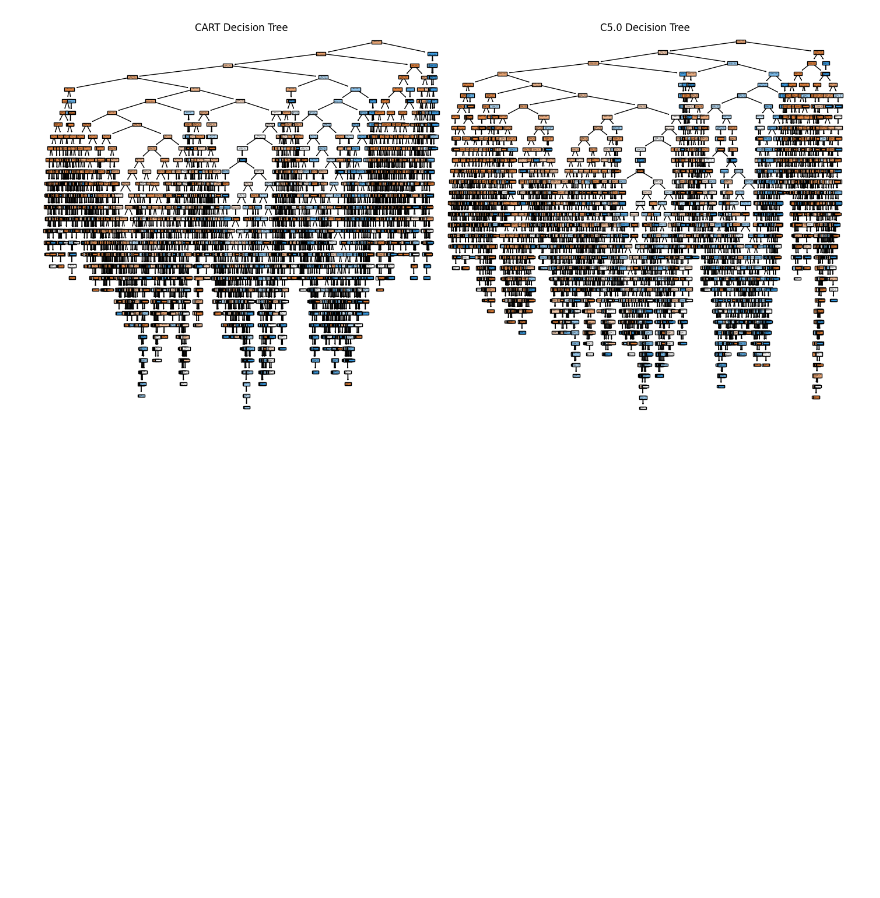
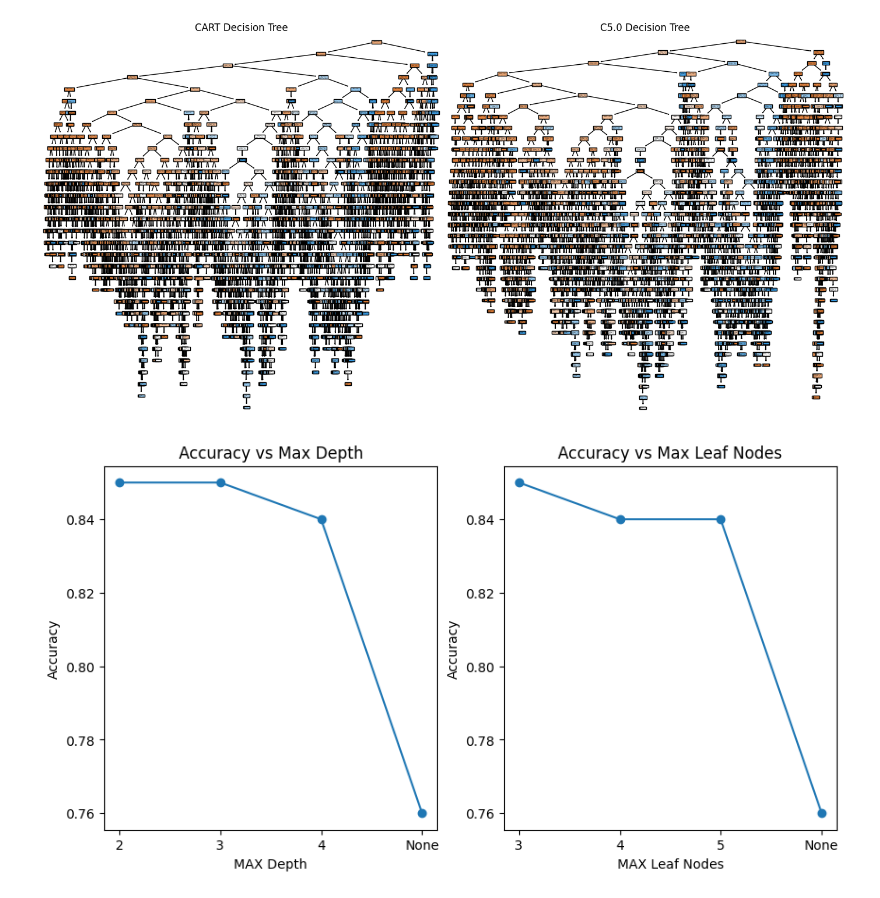
Before and after one commit to acarty9999/IDS-HW1, a Jupyter notebook: project6.ipynb, the cells around one changed output. Saved outputs shown, nothing was run; the diff lists cells and outputs as text; code cells hidden in the pictures; blank space fills up the shorter version.

```diff
--- a/project6.ipynb
+++ b/project6.ipynb
@@ -190,3 +192,53 @@ def compareModels(cart_model, c5_model, X):
 compareModels(cart_classifier, c5_classifier, adultDF)
 # %% [output]
 [figure]
+# %%
+import matplotlib.pyplot as plt
+from sklearn.datasets import make_classification
+from sklearn.model_selection import train_test_split
+from sklearn.tree import DecisionTreeClassifier
+
+# Generate random dataset
+X, y = make_classification(n_samples=1000, n_features=10, random_state=9)
+
+# Split into training/testing sets
+X_train, X_test, y_train, y_test = train_test_split(X, y, test_size=0.2, random_state=9)
+
+# list to store values
+accuracies_depth = []
+accuracies_leaf_nodes = []
+
+#max_depth
+for depth in [2, 3, 4, None]:
+# Created DecisionTree Classifier w/ depth
+    treeCLF = DecisionTreeClassifier(max_depth=depth, random_state=9)
+    treeCLF.fit(X_train, y_train)
+    accuracy = treeCLF.score(X_test, y_test)
+    accuracies_depth.append(accuracy)
+
+#max_leaf_nodes
+for leaf_nodes in [3, 4, 5, None]:
+# Created DecisionTree Classifier w/ maxLeaf
+    treeCLF = DecisionTreeClassifier(max_leaf_nodes=leaf_nodes, random_state=9)
+    treeCLF.fit(X_train, y_train)
+    accuracy = treeCLF.score(X_test, y_test)
+    accuracies_leaf_nodes.append(accuracy)
+
+#size
+plt.figure(figsize=(10, 5))
+
+plt.subplot(1, 2, 1)
+plt.plot([2, 3, 4, 'None'], accuracies_depth, marker='o')
+plt.xlabel('MAX Depth')
+plt.ylabel('Accuracy')
+plt.title('Accuracy vs Max Depth')
+
+plt.subplot(1, 2, 2)
+plt.plot([3, 4, 5, 'None'], accuracies_leaf_nodes, marker='o')
+plt.xlabel('MAX Leaf Nodes')
+plt.ylabel('Accuracy')
+plt.title('Accuracy vs Max Leaf Nodes')
+
+plt.show()
+# %% [output]
+[figure, added]
```
Also changed, not shown: parts of 1 cell of this notebook.
